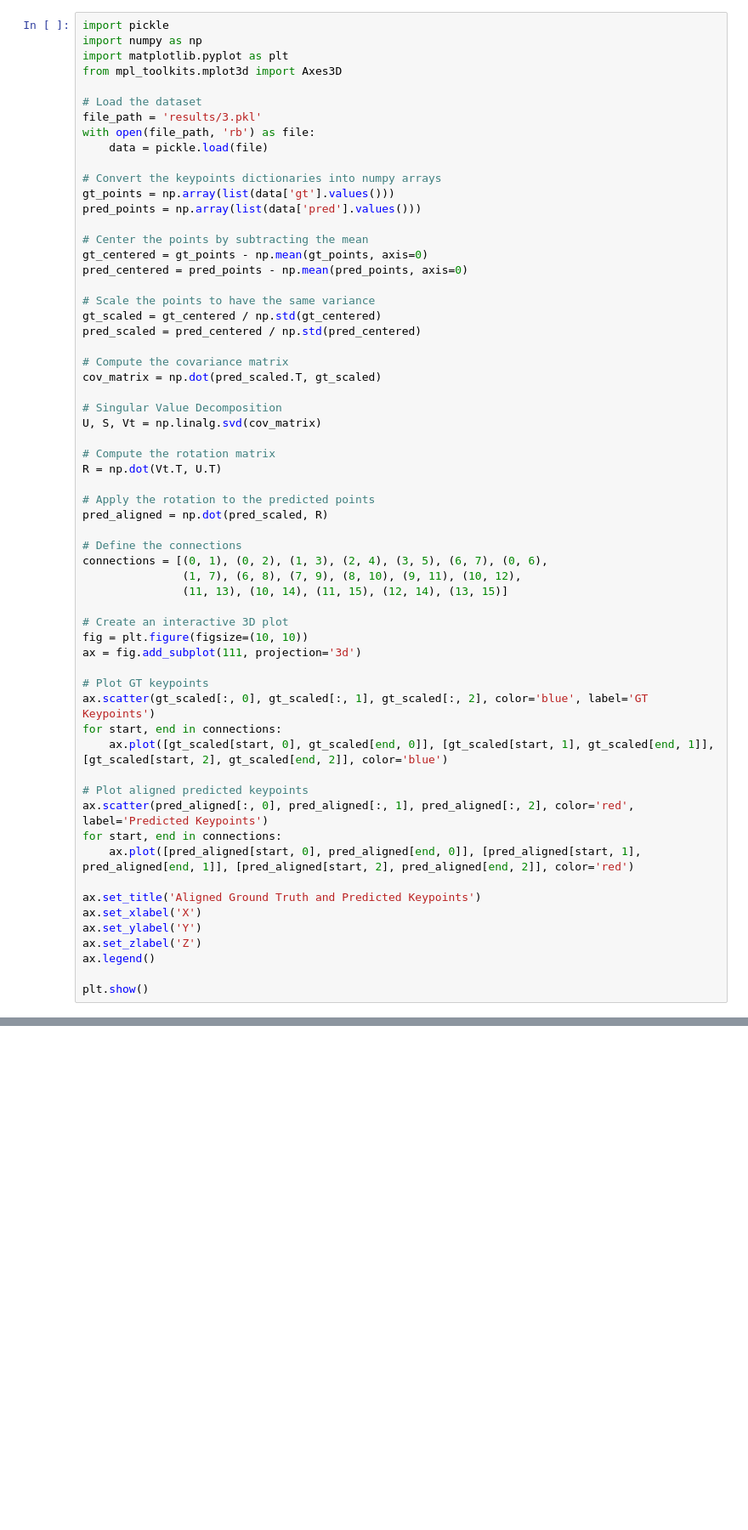
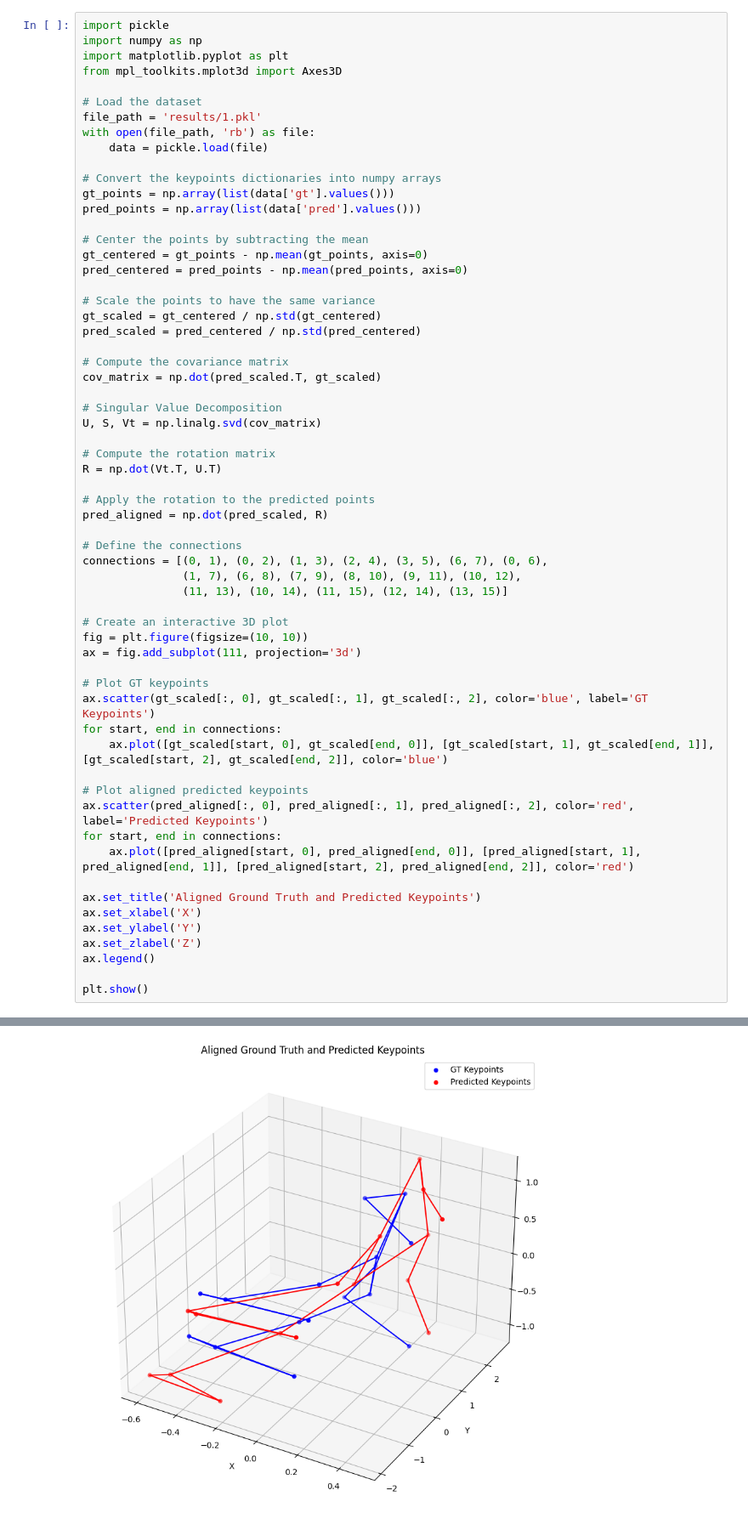
Before and after one commit to dermanu/HPEClinicalEvaluationFramework, a Jupyter notebook: Test_plot_metrics.ipynb, the cells around one changed output, grey strips where cells are left out. Shown at 85% size. Drawn from its saved outputs; the diff is of its cells as text; blank space fills up the shorter version.

```diff
--- a/Test_plot_metrics.ipynb
+++ b/Test_plot_metrics.ipynb
@@ -454,7 +486,7 @@ import matplotlib.pyplot as plt
 from mpl_toolkits.mplot3d import Axes3D
 
 # Load the dataset
-file_path = 'results/3.pkl'
+file_path = 'results/1.pkl'
 with open(file_path, 'rb') as file:
     data = pickle.load(file)
 
@@ -514,3 +544,4 @@ plt.show()
+[figure, added]
 # %%
 import pickle
 import numpy as np
```
Also changed, not shown: parts of 14 cells of this notebook, 6 other files.
